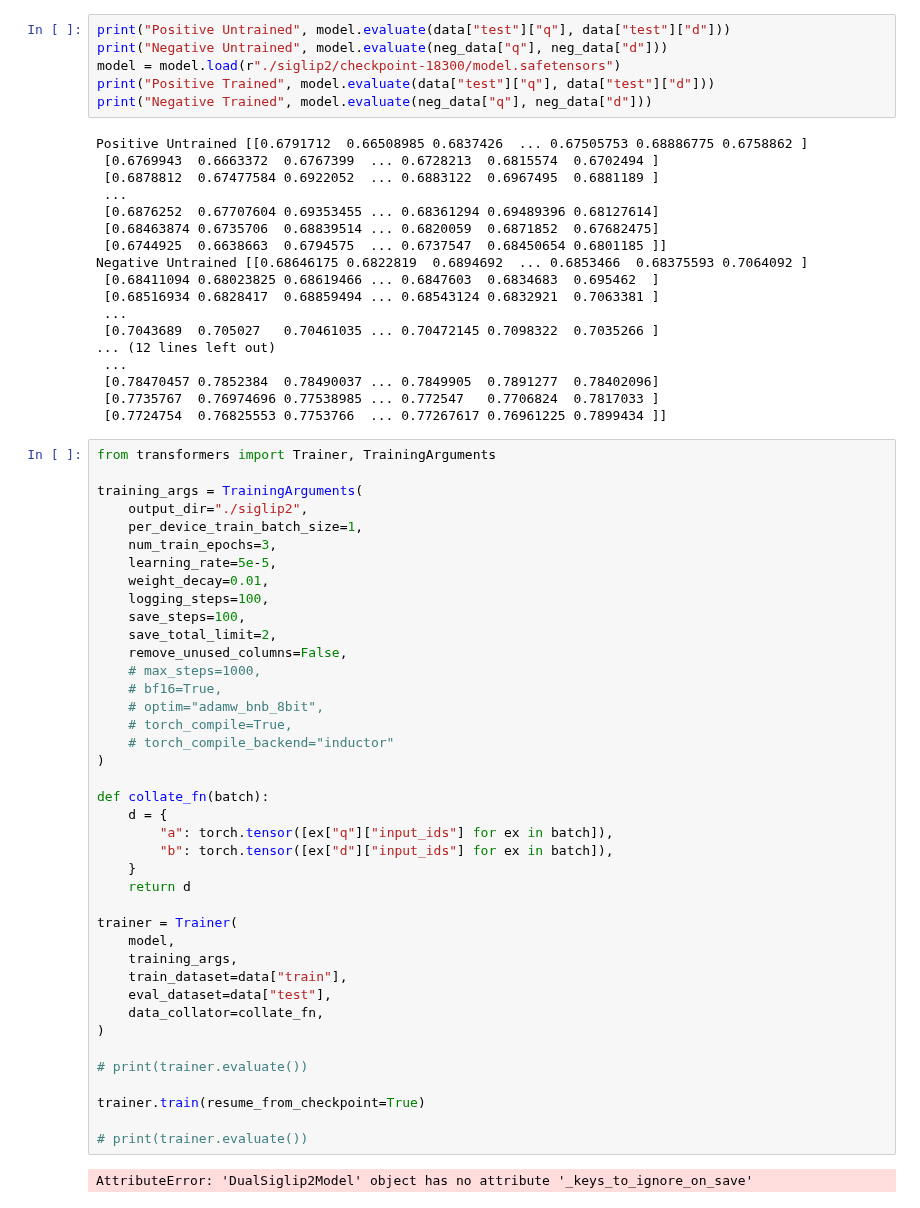
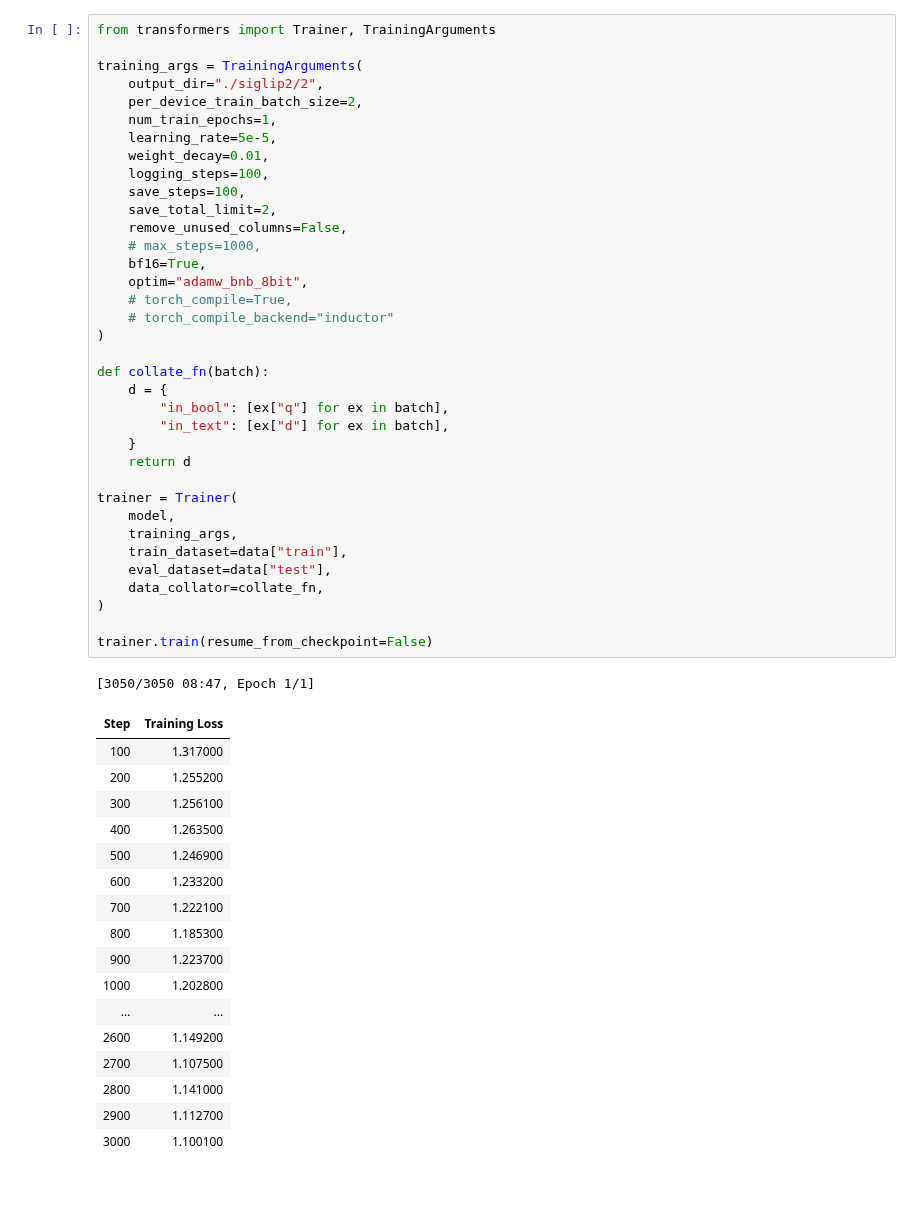
Before and after one commit to hscells-org/project-doehl-boolean-clip, a Jupyter notebook: dev.ipynb, the cells around one changed output. Cells and saved outputs as stored; diff of their text form.

```diff
--- a/dev.ipynb
+++ b/dev.ipynb
@@ -161,69 +23,58 @@ DatasetDict({
     })
 })
 You are using a model of type siglip_text_model to instantiate a model of type siglip2_text_model. This is not supported for all configurations of models and can yield errors.
-# %%
-print("Positive Untrained", model.evaluate(data["test"]["q"], data["test"]["d"]))
-print("Negative Untrained", model.evaluate(neg_data["q"], neg_data["d"]))
-model = model.load(r"./siglip2/checkpoint-18300/model.safetensors")
-print("Positive Trained", model.evaluate(data["test"]["q"], data["test"]["d"]))
-print("Negative Trained", model.evaluate(neg_data["q"], neg_data["d"]))
-# %% [output]
-Positive Untrained [[0.6791712  0.66508985 0.6837426  ... 0.67505753 0.68886775 0.6758862 ]
- [0.6769943  0.6663372  0.6767399  ... 0.6728213  0.6815574  0.6702494 ]
- [0.6878812  0.67477584 0.6922052  ... 0.6883122  0.6967495  0.6881189 ]
- ...
- [0.6876252  0.67707604 0.69353455 ... 0.68361294 0.69489396 0.68127614]
- [0.68463874 0.6735706  0.68839514 ... 0.6820059  0.6871852  0.67682475]
- [0.6744925  0.6638663  0.6794575  ... 0.6737547  0.68450654 0.6801185 ]]
-Negative Untrained [[0.68646175 0.6822819  0.6894692  ... 0.6853466  0.68375593 0.7064092 ]
- [0.68411094 0.68023825 0.68619466 ... 0.6847603  0.6834683  0.695462  ]
- [0.68516934 0.6828417  0.68859494 ... 0.68543124 0.6832921  0.7063381 ]
- ...
- [0.7043689  0.705027   0.70461035 ... 0.70472145 0.7098322  0.7035266 ]
-... (12 lines left out)
- ...
- [0.78470457 0.7852384  0.78490037 ... 0.7849905  0.7891277  0.78402096]
- [0.7735767  0.76974696 0.77538985 ... 0.772547   0.7706824  0.7817033 ]
- [0.7724754  0.76825553 0.7753766  ... 0.77267617 0.76961225 0.7899434 ]]
 # %%
 from transformers import Trainer, TrainingArguments
 
 training_args = TrainingArguments(
-    output_dir="./siglip2",
-    per_device_train_batch_size=1,
-    num_train_epochs=3,
+    output_dir="./siglip2/2",
+    per_device_train_batch_size=2,
+    num_train_epochs=1,
     learning_rate=5e-5,
     weight_decay=0.01,
     logging_steps=100,
     save_steps=100,
     save_total_limit=2,
     remove_unused_columns=False,
     # max_steps=1000,
-    # bf16=True,
-    # optim="adamw_bnb_8bit",
+    bf16=True,
+    optim="adamw_bnb_8bit",
     # torch_compile=True,
     # torch_compile_backend="inductor"
 )
 
 def collate_fn(batch):
     d = {
-        "a": torch.tensor([ex["q"]["input_ids"] for ex in batch]),
-        "b": torch.tensor([ex["d"]["input_ids"] for ex in batch]),
+        "in_bool": [ex["q"] for ex in batch],
+        "in_text": [ex["d"] for ex in batch],
     }
     return d
 
 trainer = Trainer(
     model,
     training_args,
     train_dataset=data["train"],
     eval_dataset=data["test"],
     data_collator=collate_fn,
 )
 
-# print(trainer.evaluate())
-
-trainer.train(resume_from_checkpoint=True)
-
-# print(trainer.evaluate())
+trainer.train(resume_from_checkpoint=False)
 # %% [output]
-AttributeError: 'DualSiglip2Model' object has no attribute '_keys_to_ignore_on_save'
+[3050/3050 08:47, Epoch 1/1]
+| Step | Training Loss |
+| 100 | 1.317000 |
+| 200 | 1.255200 |
+| 300 | 1.256100 |
+| 400 | 1.263500 |
+| 500 | 1.246900 |
+| 600 | 1.233200 |
+| 700 | 1.222100 |
+| 800 | 1.185300 |
+| 900 | 1.223700 |
+| 1000 | 1.202800 |
+| ... | ... |
+| 2600 | 1.149200 |
+| 2700 | 1.107500 |
+| 2800 | 1.141000 |
+| 2900 | 1.112700 |
+| 3000 | 1.100100 |
```
Also changed, not shown: parts of 6 cells of this notebook, 1 other file.
